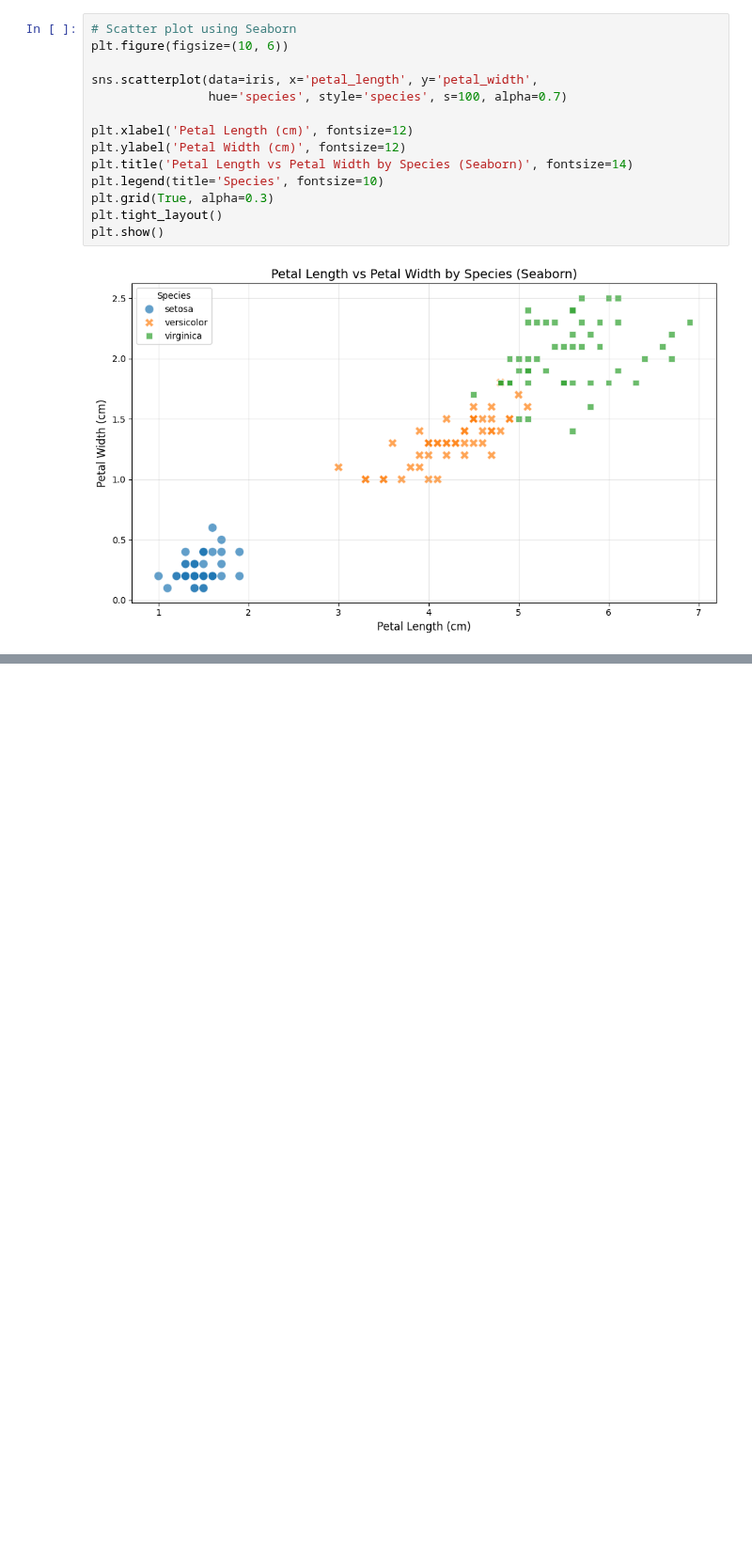
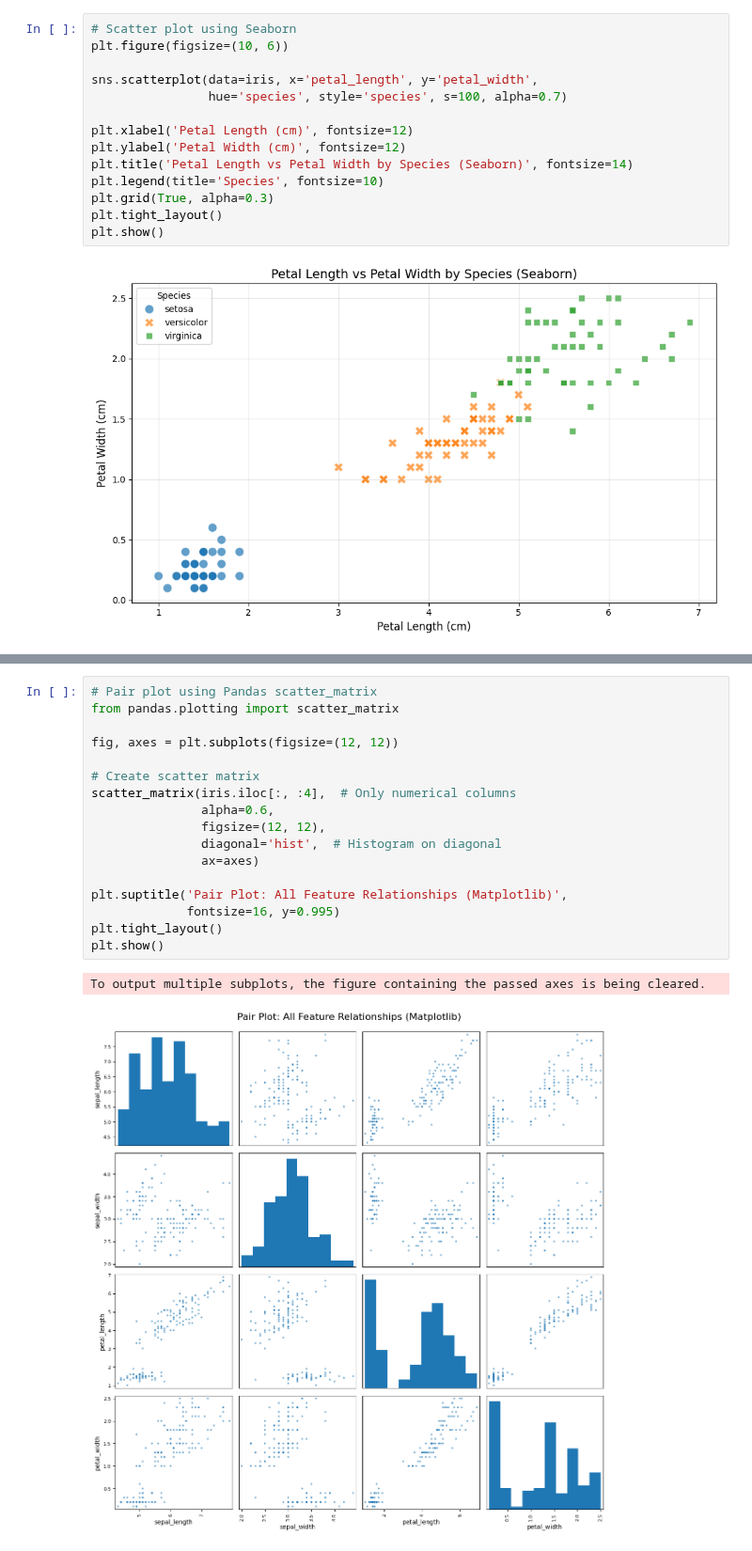
Before and after one commit to haribojjireddy/my-first-repo, a Jupyter notebook: Batch2_EDA_Part1.ipynb, the cells around one changed output, grey strips where cells are left out. Shown at 94% size. Drawn from its saved outputs; the diff is of its cells as text; blank space fills up the shorter version.

```diff
--- a/Batch2_EDA_Part1.ipynb
+++ b/Batch2_EDA_Part1.ipynb
@@ -178,3 +194,23 @@ fig.update_traces(marker=dict(size=5, opacity=0.8))
 fig.show()
 # %% [output]
 [interactive output not drawn]
+# %%
+# Pair plot using Pandas scatter_matrix
+from pandas.plotting import scatter_matrix
+
+fig, axes = plt.subplots(figsize=(12, 12))
+
+# Create scatter matrix
+scatter_matrix(iris.iloc[:, :4],  # Only numerical columns
+               alpha=0.6,
+               figsize=(12, 12),
+               diagonal='hist',  # Histogram on diagonal
+               ax=axes)
+
+plt.suptitle('Pair Plot: All Feature Relationships (Matplotlib)',
+             fontsize=16, y=0.995)
+plt.tight_layout()
+plt.show()
+# %% [output]
+To output multiple subplots, the figure containing the passed axes is being cleared.
+[figure, added]
```
Also changed, not shown: parts of 33 cells of this notebook.
